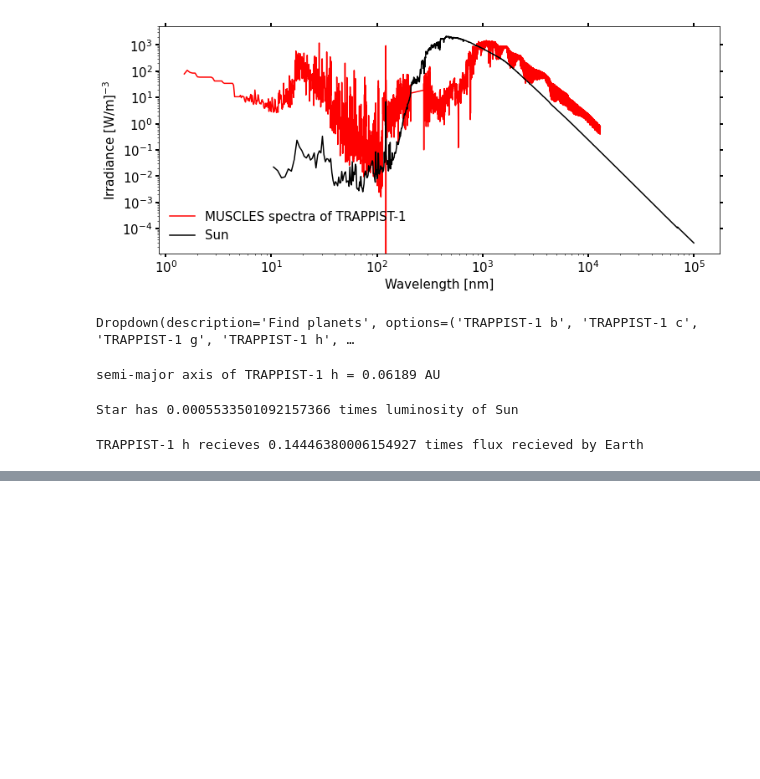
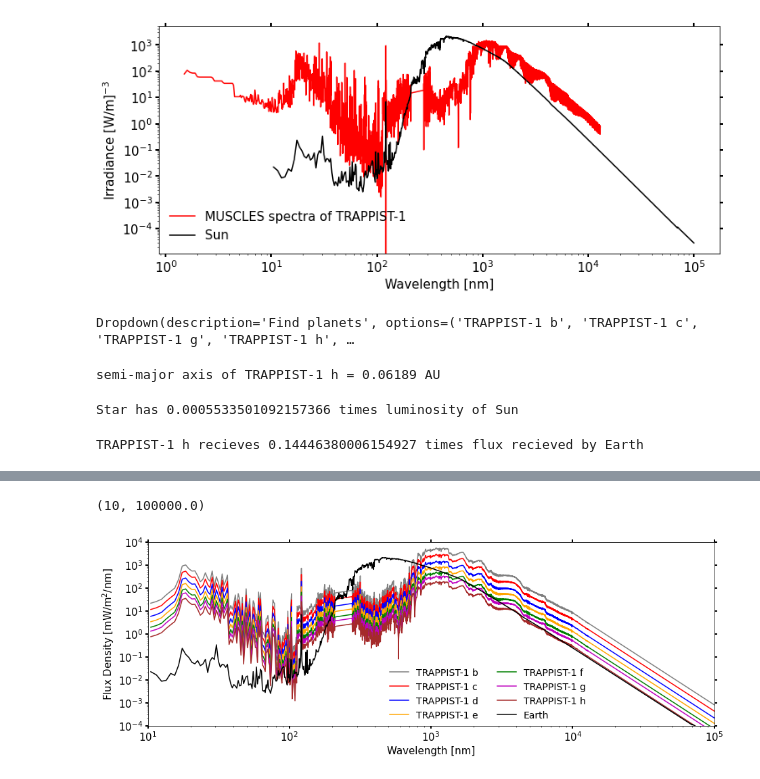
Before and after one commit to jack-eddy-symposium/exoplanetary-impact, a Jupyter notebook: Stellar_spectra_conversion.ipynb, the cells around one changed output, grey strips where cells are left out. Saved outputs shown, nothing was run; the diff lists cells and outputs as text; code cells hidden in the pictures; blank space fills up the shorter version.

```diff
--- a/Stellar_spectra_conversion.ipynb
+++ b/Stellar_spectra_conversion.ipynb
@@ -292,0 +405,57 @@ print(radius)
+# %%
+plt.figure(figsize = (15,5))
+solar_file = 'TOA_Flux_at_TRAPPIST-1_b_for_WACCM.nc'#read in file
+ds = xr.open_dataset(solar_file)#attach file to dataset
+ssi = ds['ssi'].isel(time=0) #define dataset from file
+TP1_flux = ssi.values #flux values
+plt.plot(model_wavelength, TP1_flux, color = 'grey', label = 'TRAPPIST-1 b')
+
+solar_file = 'TOA_Flux_at_TRAPPIST-1_c_for_WACCM.nc'#read in file
+ds = xr.open_dataset(solar_file)#attach file to dataset
+ssi = ds['ssi'].isel(time=0) #define dataset from file
+TP1_flux = ssi.values #flux values
+plt.plot(model_wavelength, TP1_flux, color = 'r', label = 'TRAPPIST-1 c')
+
+solar_file = 'TOA_Flux_at_TRAPPIST-1_d_for_WACCM.nc'#read in file
+ds = xr.open_dataset(solar_file)#attach file to dataset
+ssi = ds['ssi'].isel(time=0) #define dataset from file
+TP1_flux = ssi.values #flux values
+plt.plot(model_wavelength, TP1_flux, color = 'b', label = 'TRAPPIST-1 d')
+
+solar_file = 'TOA_Flux_at_TRAPPIST-1_e_for_WACCM.nc'#read in file
+ds = xr.open_dataset(solar_file)#attach file to dataset
+ssi = ds['ssi'].isel(time=0) #define dataset from file
+TP1_flux = ssi.values #flux values
+plt.plot(model_wavelength, TP1_flux, color = 'orange', label = 'TRAPPIST-1 e')
+
+
+solar_file = 'TOA_Flux_at_TRAPPIST-1_f_for_WACCM.nc'#read in file
+ds = xr.open_dataset(solar_file)#attach file to dataset
+ssi = ds['ssi'].isel(time=0) #define dataset from file
+TP1_flux = ssi.values #flux values
+plt.plot(model_wavelength, TP1_flux, color = 'g', label = 'TRAPPIST-1 f')
+
+
+solar_file = 'TOA_Flux_at_TRAPPIST-1_g_for_WACCM.nc'#read in file
+ds = xr.open_dataset(solar_file)#attach file to dataset
+ssi = ds['ssi'].isel(time=0) #define dataset from file
+TP1_flux = ssi.values #flux values
+plt.plot(model_wavelength, TP1_flux, color = 'm', label = 'TRAPPIST-1 g')
+
+
+solar_file = 'TOA_Flux_at_TRAPPIST-1_h_for_WACCM.nc'#read in file
+ds = xr.open_dataset(solar_file)#attach file to dataset
+ssi = ds['ssi'].isel(time=0) #define dataset from file
+TP1_flux = ssi.values #flux values
+plt.plot(model_wavelength, TP1_flux, color = 'brown', label = 'TRAPPIST-1 h')
+
+plt.plot(model_wavelength,model_flux, color = 'k', label = 'Earth')
+plt.tick_params(labelsize = 15, width = 2, length = 4, right = True, top = True)
+plt.xlabel('Wavelength [nm]', fontsize = 15); plt.xscale('log')
+plt.ylabel('Flux Density [mW/m'+sup(2)+'/nm]', fontsize = 15); plt.yscale('log')
+plt.legend(loc = (0.42,0.01), frameon = False, fontsize = 14, ncol = 2)
+plt.ylim(1e-4,1e4)
+plt.xlim(10,1e5)
+# %% [output]
+(10, 100000.0)
+[figure, added]
```
Also changed, not shown: parts of 22 cells of this notebook.
